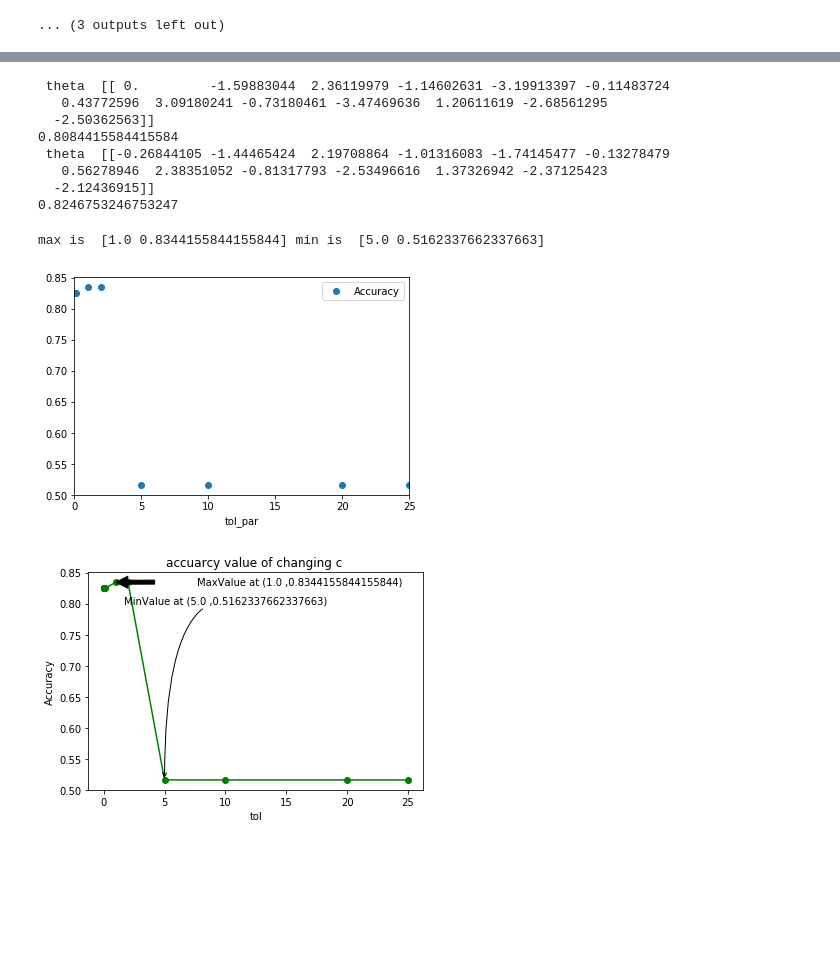
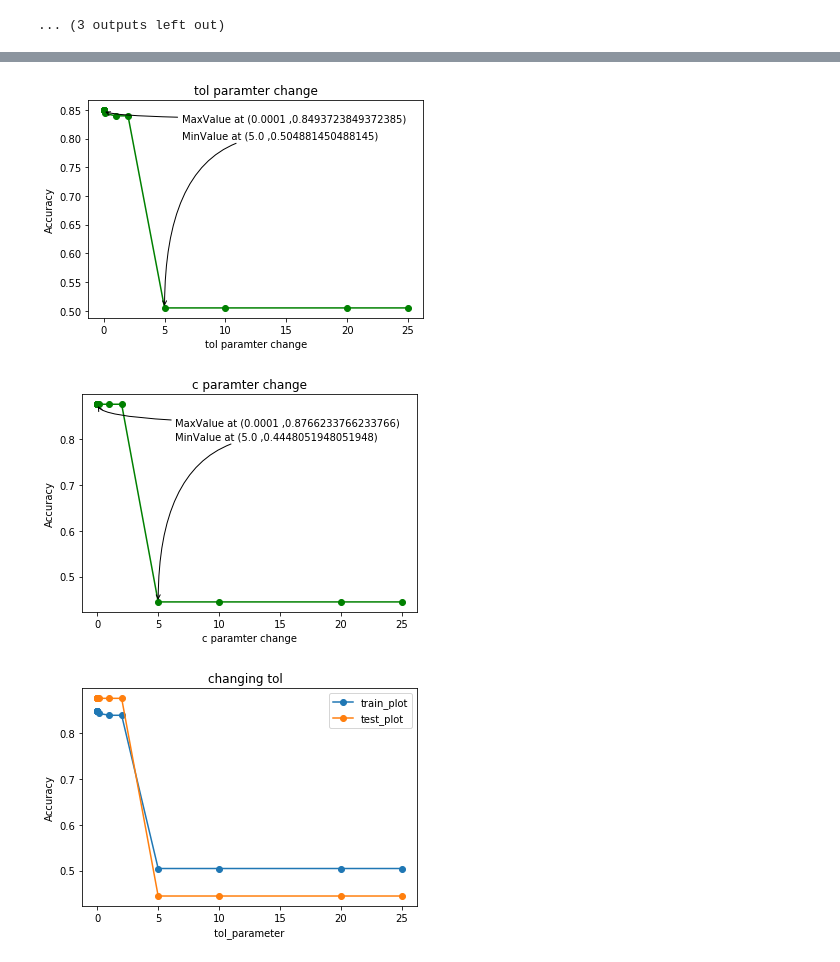
Before and after one commit to loayjb96/MachineLearning-Heart-attack-prediction, a Jupyter notebook: heart_search.ipynb, the cells around one changed output, grey strips where cells are left out. Drawn from its saved outputs; the diff is of its cells as text; code cells hidden in the pictures; blank space fills up the shorter version.

```diff
--- a/heart_search.ipynb
+++ b/heart_search.ipynb
@@ -355,56 +307,21 @@ table is      C_parameter  Accuracy
-# %%
-#צmoving to the next paramter  i want to test the next paramter lets check which paramter
-#know we want to change theloss function cost l1 vs l2
-# NOTE WE DID TAKE THE C THAT GIVED US BEST SCORE ABOVE
-'''The key difference between these techniques is that Lasso shrinks the less
-important feature’s coefficient to zero thus, removing some feature altogether.
-So, this works well for feature selection in case we have a huge number of features.'''
-
-penalty=['l1', 'l2']
-# l1  Lasso Regression  (Least Absolute Shrinkage and Selection Operator)
-# l2 Ridge Regression. adds “squared magnitude” of coefficient as penalty term to the loss function
-## we will do logstic regresion with difrrent using the max value of c we got
-for i in penalty:
-      # Apply logistic regression model to training data
-    lr = LogisticRegression(penalty = i,random_state = 0)
-    t=lr.fit(x_train,y_train).coef_
-    print(" theta ",t)
-    # Predict using model
-    y_pred_sepal = lr.predict(x_test)
-    score = lr.score(x_test, y_test)
-    print(score)
-    # Saving accuracy score in table
-#     sepal_acc_table.iloc[j,1] = accuracy_score(y_test,y_pred_sepal)
-    j += 1
-        # Printing decision regions
-
-    title="Roc of parm  itration "+ str(i)
-#     plot_roc(x_test,lr,title)
-#     print("^^^^^^^^^^^^^^^^^^^^^^^^^^^^^^c is ",i," ^^^^^^^^^^^^^^^^^^^^^^^^^^^")
-#     get_report(y_test,y_pred_sepal)
-# %% [output]
- theta  [[ 0.         -1.59883044  2.36119979 -1.14602631 -3.19913397 -0.11483724
-   0.43772596  3.09180241 -0.73180461 -3.47469636  1.20611619 -2.68561295
-  -2.50362563]]
-0.8084415584415584
- theta  [[-0.26844105 -1.44465424  2.19708864 -1.01316083 -1.74145477 -0.13278479
-   0.56278946  2.38351052 -0.81317793 -2.53496616  1.37326942 -2.37125423
-  -2.12436915]]
-0.8246753246753247
 # %%
 ### i want to check the tolerance value changes
 tol_par = [0.0001,0.00001,0.00005,0.000003,0.0001,0.001,0.01,0.1,1,2,5,10,20,25]
 sepal_acc_table = pd.DataFrame(columns = ['tol_par','Accuracy'])
 sepal_acc_table['tol_par'] = tol_par
-tol_table=itr_throug_param('tol','tol_par',tol_par,sepal_acc_table,'tol paramter change')
+# tol_table=itr_throug_param('tol','tol_par',tol_par,sepal_acc_table,'tol paramter change')
+tol_table_train=itr_throug_param('tol','tol_par',tol_par,sepal_acc_table,'tol paramter change',x_train,y_train)
+tol_table_test=itr_throug_param('tol','tol_par',tol_par,sepal_acc_table,'c paramter change',x_test,y_test)
+plot_two_dict(tol_table_train,tol_table_test,'changing tol  ',' tol_parameter ') # this wil plot the accuarcy changin in both train and test
+
 
 
 # plot_x_y(x,y," graph for accuracy of changing tol par ",sepal_acc_table)
 
 # print(sepal_acc_table)
 # %% [output]
-max is  [1.0 0.8344155844155844] min is  [5.0 0.5162337662337663]
-[figure, old version]
+[figure, new version]
-[figure, old version]
+[figure, new version]
+[figure, added]
 # %%
 # class_weight="balanced"
```
Also changed, not shown: parts of 23 cells of this notebook, 3 other files.
